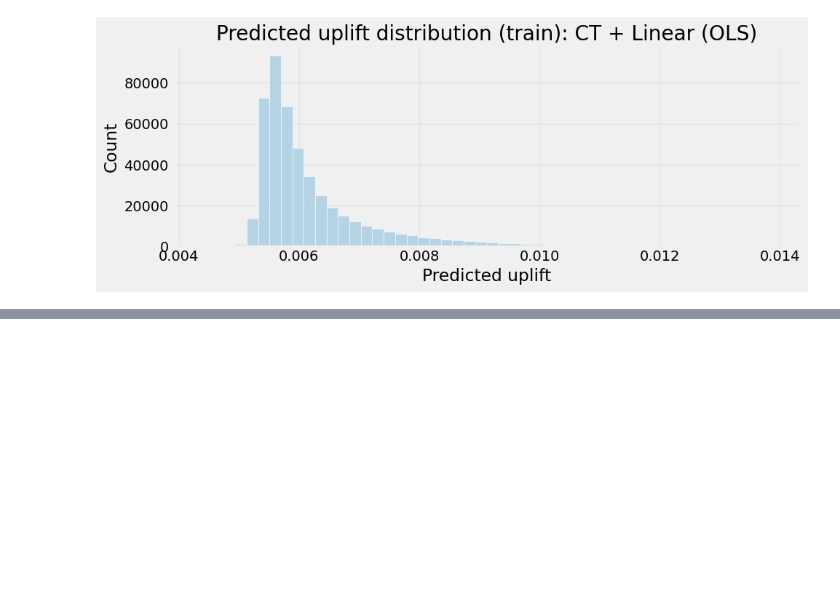
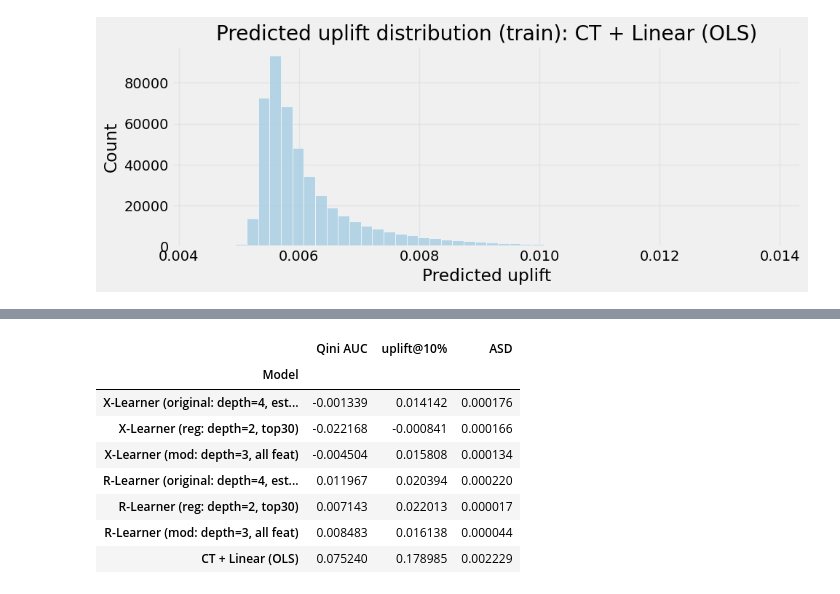
Before and after one commit to Xlemon5/lenta-uplift-modeling, a Jupyter notebook: modeling_core_models.ipynb, the cells around one changed output, grey strips where cells are left out. Cells and saved outputs as stored; diff of their text form; code cells hidden in the pictures; blank space fills up the shorter version.

```diff
--- a/modeling_core_models.ipynb
+++ b/modeling_core_models.ipynb
@@ -413,0 +549,72 @@ Min: 0.0044, Max: 0.0139
+# %%
+# ── Experiment 2: moderate regularization, all 244 features ─────────────────
+lgbm_mod_params = dict(
+    n_estimators=100,
+    max_depth=3,
+    min_child_samples=200,
+    learning_rate=0.05,
+    random_state=42,
+    verbose=-1,
+    n_jobs=-1,
+)
+
+# X-Learner (moderate reg, all features)
+xl_mod = BaseXRegressor(learner=LGBMRegressor(**lgbm_mod_params))
+xl_mod.fit(X=X_tr, treatment=t_tr, y=y_tr, p=p_train)
+xl_mod_test = xl_mod.predict(X=X_te, p=p_test).flatten()
+xl_mod_train = xl_mod.predict(X=X_tr, p=p_train_full).flatten()
+
+# R-Learner (moderate reg, all features)
+rl_mod = BaseRRegressor(learner=LGBMRegressor(**lgbm_mod_params))
+rl_mod.fit(X=X_tr, treatment=t_tr, y=y_tr, p=p_train)
+rl_mod_test = rl_mod.predict(X=X_te).flatten()
+rl_mod_train = rl_mod.predict(X=X_tr).flatten()
+
+# Results
+comp2 = pd.DataFrame([
+    {"Model": "X-Learner (original: depth=4, est=100)",
+     **evaluate_metrics(y_test, predictions["X-Learner (LGBM)"], treatment_test)},
+    {"Model": "X-Learner (reg: depth=2, top30)",
+     **evaluate_metrics(y_test, xl_reg_test, treatment_test)},
+    {"Model": "X-Learner (mod: depth=3, all feat)",
+     **evaluate_metrics(y_test, xl_mod_test, treatment_test)},
+    {"Model": "R-Learner (original: depth=4, est=100)",
+     **evaluate_metrics(y_test, predictions["R-Learner (LGBM)"], treatment_test)},
+    {"Model": "R-Learner (reg: depth=2, top30)",
+     **evaluate_metrics(y_test, rl_reg_test, treatment_test)},
+    {"Model": "R-Learner (mod: depth=3, all feat)",
+     **evaluate_metrics(y_test, rl_mod_test, treatment_test)},
+    {"Model": "CT + Linear (OLS)",
+     **evaluate_metrics(y_test, predictions["CT + Linear (OLS)"], treatment_test)},
+]).set_index("Model")
+
+comp2_train = pd.DataFrame([
+    {"Model": "X-Learner (original: depth=4, est=100)",
+     **evaluate_metrics(y_train, predictions_train["X-Learner (LGBM)"], treatment_train)},
+    {"Model": "X-Learner (reg: depth=2, top30)",
+     **evaluate_metrics(y_train, xl_reg_train, treatment_train)},
+    {"Model": "X-Learner (mod: depth=3, all feat)",
+     **evaluate_metrics(y_train, xl_mod_train, treatment_train)},
+    {"Model": "R-Learner (original: depth=4, est=100)",
+     **evaluate_metrics(y_train, predictions_train["R-Learner (LGBM)"], treatment_train)},
+    {"Model": "R-Learner (reg: depth=2, top30)",
+     **evaluate_metrics(y_train, rl_reg_train, treatment_train)},
+    {"Model": "R-Learner (mod: depth=3, all feat)",
+     **evaluate_metrics(y_train, rl_mod_train, treatment_train)},
+    {"Model": "CT + Linear (OLS)",
+     **evaluate_metrics(y_train, predictions_train["CT + Linear (OLS)"], treatment_train)},
+]).set_index("Model")
+
+print("TEST")
+display(comp2[["Qini AUC", "uplift@10%", "ASD"]])
+print()
+print("TRAIN")
+display(comp2_train[["Qini AUC", "uplift@10%", "ASD"]])
+print()
+print("Overfit ratios (Qini AUC):")
+for name in comp2.index:
+    q_tr = comp2_train.loc[name, "Qini AUC"]
+    q_te = comp2.loc[name, "Qini AUC"]
+    ratio = q_tr / q_te if q_te > 0 else float("inf")
+    print(f"  {name:<45s}  Train={q_tr:.4f}  Test={q_te:.4f}  Ratio={ratio:.1f}x")
+# %% [output]
@@ -413,0 +622,9 @@ Min: 0.0044, Max: 0.0139
+|  | Qini AUC | uplift@10% | ASD |
+| Model |  |  |  |
+| X-Learner (original: depth=4, est... | -0.001339 | 0.014142 | 0.000176 |
+| X-Learner (reg: depth=2, top30) | -0.022168 | -0.000841 | 0.000166 |
+| X-Learner (mod: depth=3, all feat) | -0.004504 | 0.015808 | 0.000134 |
+| R-Learner (original: depth=4, est... | 0.011967 | 0.020394 | 0.000220 |
+| R-Learner (reg: depth=2, top30) | 0.007143 | 0.022013 | 0.000017 |
+| R-Learner (mod: depth=3, all feat) | 0.008483 | 0.016138 | 0.000044 |
+| CT + Linear (OLS) | 0.075240 | 0.178985 | 0.002229 |
```
Also changed, not shown: parts of 10 cells of this notebook, 2 other files.
